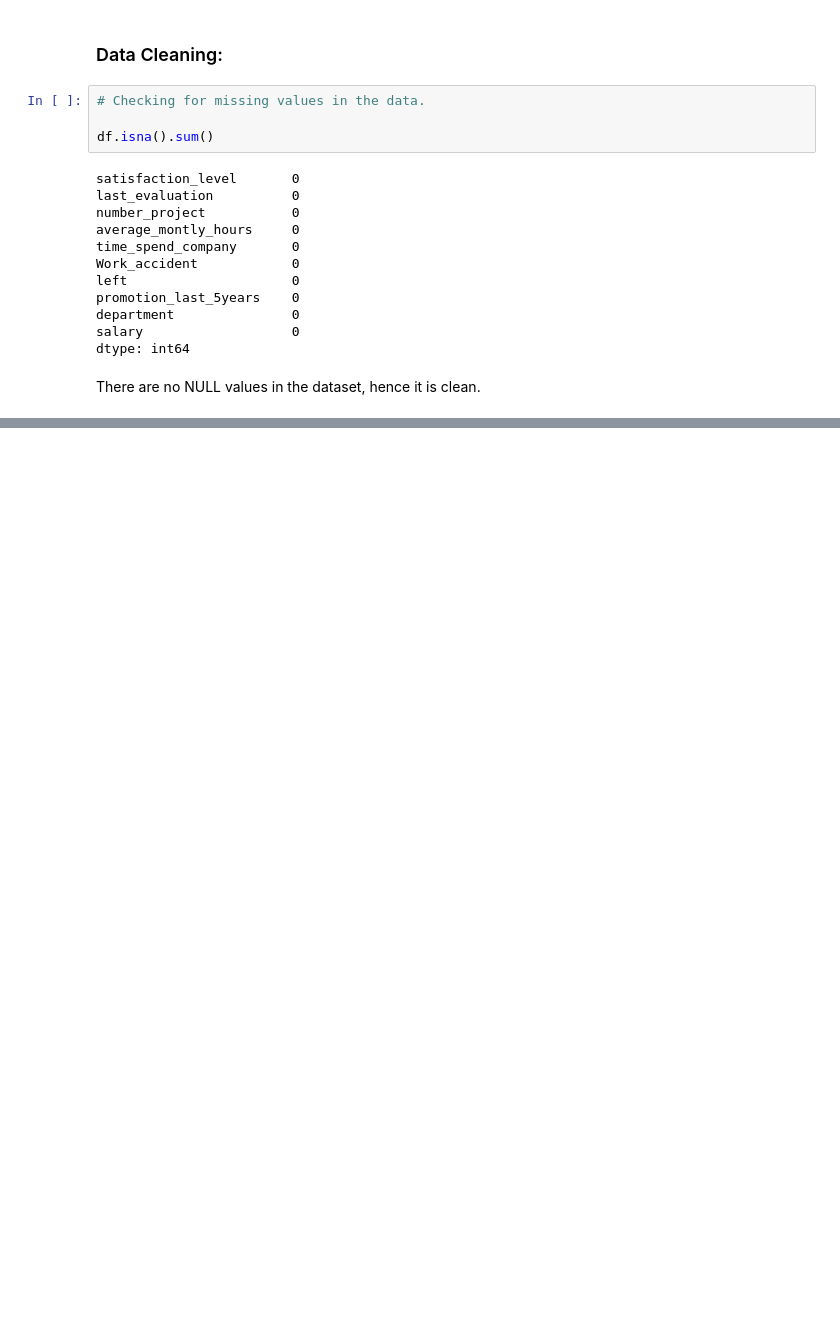
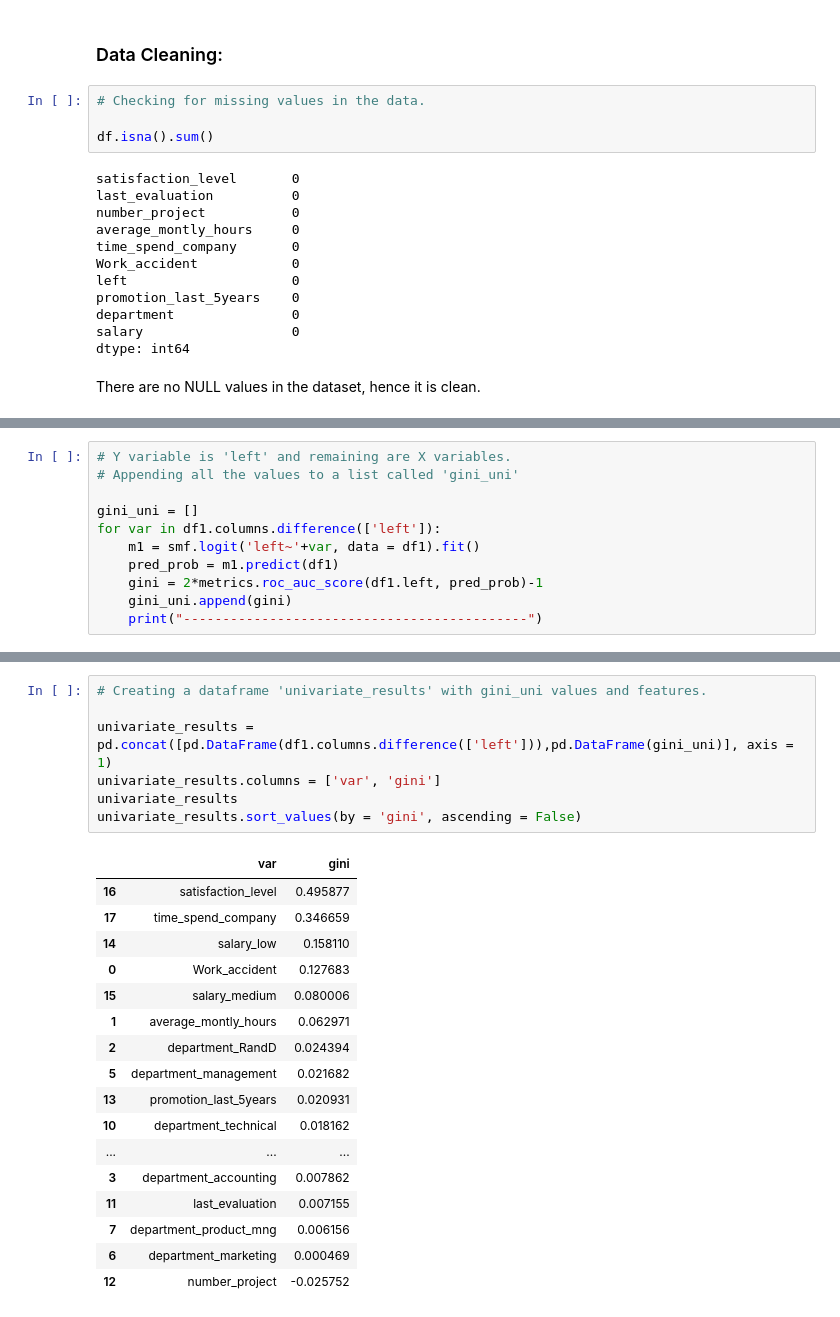
Before and after one commit to sakshisv/HR_Analytics_LogisticRegression, a Jupyter notebook: HR_Analytics_LogR.ipynb, the cells around one changed output, grey strips where cells are left out. Drawn from its saved outputs; the diff is of its cells as text; blank space fills up the shorter version.

```diff
--- a/HR_Analytics_LogR.ipynb
+++ b/HR_Analytics_LogR.ipynb
@@ -129,0 +203,11 @@ plt.tight_layout()
+# %%
+# Y variable is 'left' and remaining are X variables.
+# Appending all the values to a list called 'gini_uni'
+
+gini_uni = []
+for var in df1.columns.difference(['left']):
+    m1 = smf.logit('left~'+var, data = df1).fit()
+    pred_prob = m1.predict(df1)
+    gini = 2*metrics.roc_auc_score(df1.left, pred_prob)-1
+    gini_uni.append(gini)
+    print("--------------------------------------------")
@@ -129,0 +253,25 @@ plt.tight_layout()
+# %%
+# Creating a dataframe 'univariate_results' with gini_uni values and features.
+
+univariate_results = pd.concat([pd.DataFrame(df1.columns.difference(['left'])),pd.DataFrame(gini_uni)], axis = 1)
+univariate_results.columns = ['var', 'gini']
+univariate_results
+univariate_results.sort_values(by = 'gini', ascending = False)
+# %% [output]
+|  | var | gini |
+| 16 | satisfaction_level | 0.495877 |
+| 17 | time_spend_company | 0.346659 |
+| 14 | salary_low | 0.158110 |
+| 0 | Work_accident | 0.127683 |
+| 15 | salary_medium | 0.080006 |
+| 1 | average_montly_hours | 0.062971 |
+| 2 | department_RandD | 0.024394 |
+| 5 | department_management | 0.021682 |
+| 13 | promotion_last_5years | 0.020931 |
+| 10 | department_technical | 0.018162 |
+| ... | ... | ... |
+| 3 | department_accounting | 0.007862 |
+| 11 | last_evaluation | 0.007155 |
+| 7 | department_product_mng | 0.006156 |
+| 6 | department_marketing | 0.000469 |
+| 12 | number_project | -0.025752 |
```
Also changed, not shown: parts of 12 cells of this notebook.
